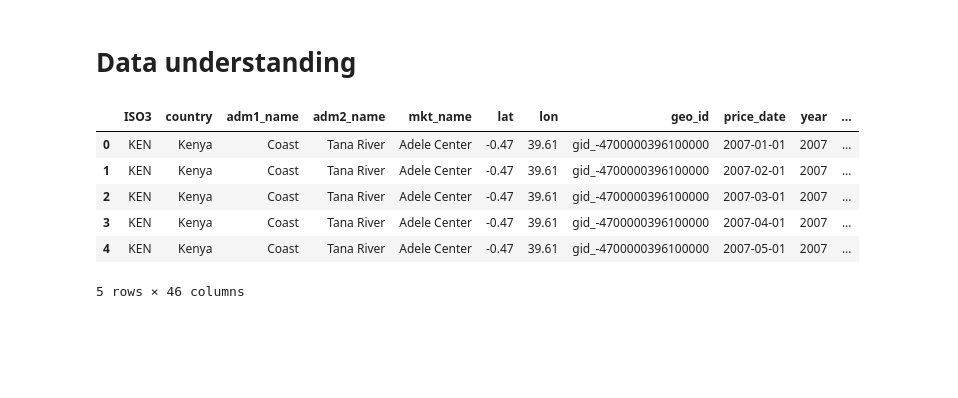
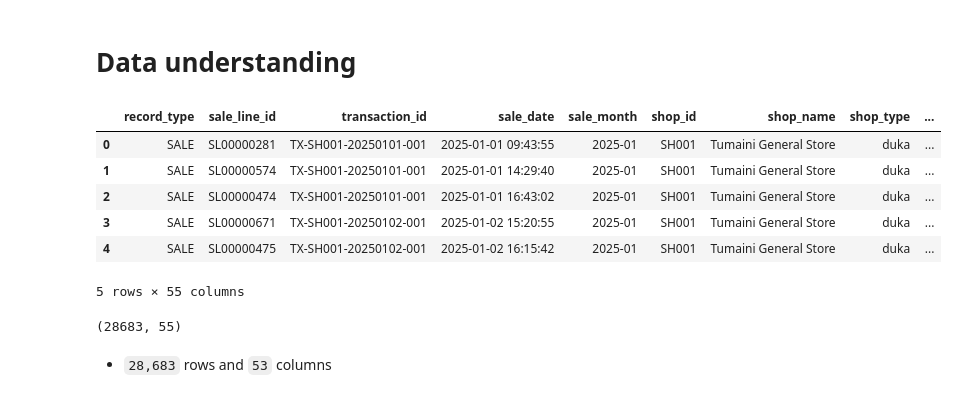
Before and after one commit to Jermaineyukeh/DukaSense.Hackathon, a Jupyter notebook: Data_cleaning.ipynb, the cells around one changed output. Drawn from its saved outputs; the diff is of its cells as text; code cells hidden in the pictures; blank space fills up the shorter version.

```diff
--- a/Data_cleaning.ipynb
+++ b/Data_cleaning.ipynb
@@ -16,13 +16,19 @@ import pandas as pd
 import matplotlib.pyplot as plt
 import seaborn as sns
 # %%
-df= pd.read_csv("KEN_RTFP_mkt_2007_2026-10-05.csv")
+df= pd.read_csv("DukaSense_Combined_Synthetic_Dataset_3.csv")
 df.head()
 # %% [output]
-|  | ISO3 | country | adm1_name | adm2_name | mkt_name | lat | lon | geo_id | price_date | year | ... |
-| 0 | KEN | Kenya | Coast | Tana River | Adele Center | -0.47 | 39.61 | gid_-4700000396100000 | 2007-01-01 | 2007 | ... |
-| 1 | KEN | Kenya | Coast | Tana River | Adele Center | -0.47 | 39.61 | gid_-4700000396100000 | 2007-02-01 | 2007 | ... |
-| 2 | KEN | Kenya | Coast | Tana River | Adele Center | -0.47 | 39.61 | gid_-4700000396100000 | 2007-03-01 | 2007 | ... |
-| 3 | KEN | Kenya | Coast | Tana River | Adele Center | -0.47 | 39.61 | gid_-4700000396100000 | 2007-04-01 | 2007 | ... |
-| 4 | KEN | Kenya | Coast | Tana River | Adele Center | -0.47 | 39.61 | gid_-4700000396100000 | 2007-05-01 | 2007 | ... |
+|  | record_type | sale_line_id | transaction_id | sale_date | sale_month | shop_id | shop_name | shop_type | ... |
+| 0 | SALE | SL00000281 | TX-SH001-20250101-001 | 2025-01-01 09:43:55 | 2025-01 | SH001 | Tumaini General Store | duka | ... |
+| 1 | SALE | SL00000574 | TX-SH001-20250101-001 | 2025-01-01 14:29:40 | 2025-01 | SH001 | Tumaini General Store | duka | ... |
+| 2 | SALE | SL00000474 | TX-SH001-20250101-001 | 2025-01-01 16:43:02 | 2025-01 | SH001 | Tumaini General Store | duka | ... |
+| 3 | SALE | SL00000671 | TX-SH001-20250102-001 | 2025-01-02 15:20:55 | 2025-01 | SH001 | Tumaini General Store | duka | ... |
+| 4 | SALE | SL00000475 | TX-SH001-20250102-001 | 2025-01-02 16:15:42 | 2025-01 | SH001 | Tumaini General Store | duka | ... |
-5 rows × 46 columns
+5 rows × 55 columns
+# %%
+df.shape
+# %% [output]
+(28683, 55)
+# %% [markdown]
+- `28,683` rows and `53` columns
```
Also changed, not shown: parts of 25 cells of this notebook.
